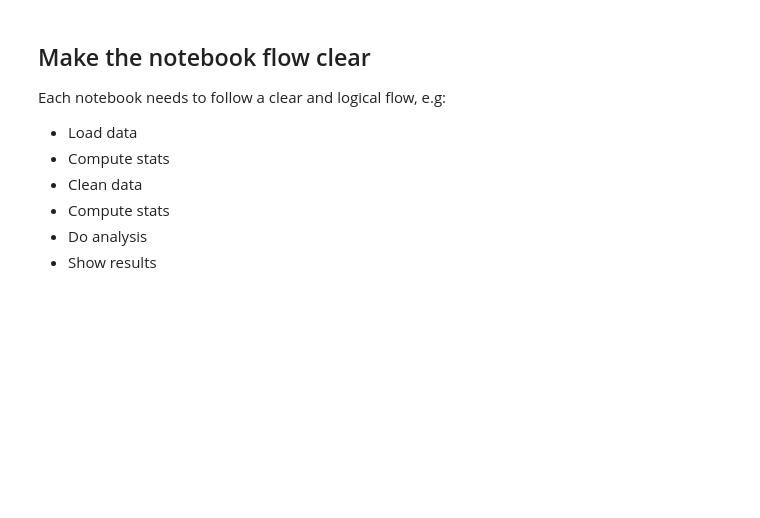
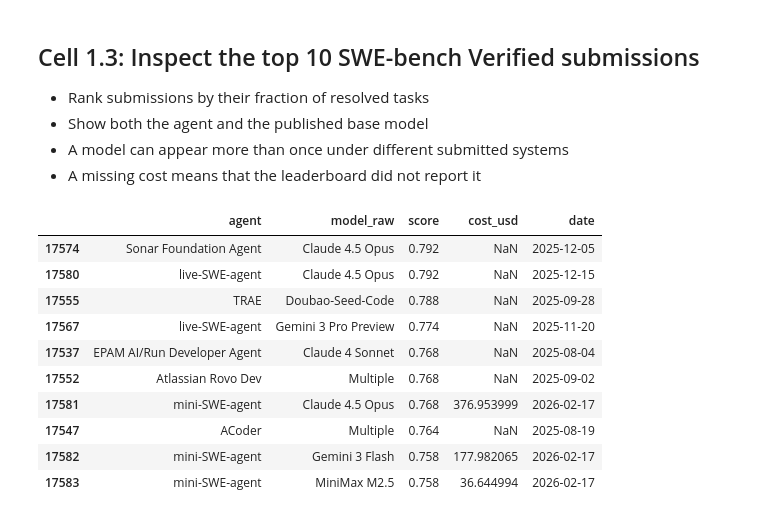
Before and after one commit to Yashu16/forked_grp8_gpsaggese.github.io, a Jupyter notebook: class_project/msml610/Fall2026/projects/UmdTask934_MSML610_Fall2026_Benchmarking_Data_Science_Agents/benchmarking_agents.example.ipynb, the cells around one changed output. Saved outputs shown, nothing was run; the diff lists cells and outputs as text; code cells hidden in the pictures; blank space fills up the shorter version.

```diff
--- a/class_project/msml610/Fall2026/projects/UmdTask934_MSML610_Fall2026_Benchmarking_Data_Science_Agents/benchmarking_agents.example.ipynb
+++ b/class_project/msml610/Fall2026/projects/UmdTask934_MSML610_Fall2026_Benchmarking_Data_Science_Agents/benchmarking_agents.example.ipynb
@@ -55,0 +96,5 @@ except ImportError:
+# %%
+# Count overall-score submissions without also counting their difficulty rows.
+overall = scores.loc[scores["difficulty"] == "all"]
+submission_counts = overall.groupby(["benchmark", "split"]).size()
+display(submission_counts.rename("overall_submissions").to_frame())
@@ -56,55 +111,28 @@ except ImportError:
 # %% [markdown]
-## Make the notebook flow clear
+## Cell 1.3: Inspect the top 10 SWE-bench Verified submissions
 
-Each notebook needs to follow a clear and logical flow, e.g:
-- Load data
-- Compute stats
-- Clean data
-- Compute stats
-- Do analysis
-- Show results
+- Rank submissions by their fraction of resolved tasks
+- Show both the agent and the published base model
+- A model can appear more than once under different submitted systems
+- A missing cost means that the leaderboard did not report it
 # %%
-class Template:
-    """
-    Brief imperative description of what the class does in one line, if needed.
-    """
-
-    def __init__(self) -> None:
-        """
-        Initialize the Template class.
-        """
-        pass
-
-    def method1(self, arg1: int) -> None:
-        """
-        Brief imperative description of what the method does in one line.
-
-        You can elaborate more in the method docstring in this section, for e.g. explaining
-        the formula/algorithm. Every method/function should have a docstring, typehints and include the
-        parameters and return as follows:
-
-        :param arg1: description of arg1
-        :return: description of return
-        """
-        # Code blocks go here.
-        # Make sure to include comments to explain what the code is doing.
-        # No empty lines between code blocks.
-        pass
-
-
-def template_function(arg1: int) -> None:
-    """
-    Brief imperative description of what the function does in one line.
-
-    You can elaborate more in the function docstring in this section, for e.g. explaining
-    the formula/algorithm. Every function should have a docstring, typehints and include the
-    parameters and return as follows:
-
-    :param arg1: description of arg1
-    :return: description of return
-    """
-    # Code blocks go here.
-    # Make sure to include comments to explain what the code is doing.
-    # No empty lines between code blocks.
-    pass
+# Select a single benchmark and split before ranking its submissions.
+verified = overall.loc[
+    (overall["benchmark"] == "swe_bench")
+    & (overall["split"] == "verified")
+]
+top_verified = verified.nlargest(10, "score")
+display(top_verified[["agent", "model_raw", "score", "cost_usd", "date"]])
+# %% [output]
+|  | agent | model_raw | score | cost_usd | date |
+| 17574 | Sonar Foundation Agent | Claude 4.5 Opus | 0.792 | NaN | 2025-12-05 |
+| 17580 | live-SWE-agent | Claude 4.5 Opus | 0.792 | NaN | 2025-12-15 |
+| 17555 | TRAE | Doubao-Seed-Code | 0.788 | NaN | 2025-09-28 |
+| 17567 | live-SWE-agent | Gemini 3 Pro Preview | 0.774 | NaN | 2025-11-20 |
+| 17537 | EPAM AI/Run Developer Agent | Claude 4 Sonnet | 0.768 | NaN | 2025-08-04 |
+| 17552 | Atlassian Rovo Dev | Multiple | 0.768 | NaN | 2025-09-02 |
+| 17581 | mini-SWE-agent | Claude 4.5 Opus | 0.768 | 376.953999 | 2026-02-17 |
+| 17547 | ACoder | Multiple | 0.764 | NaN | 2025-08-19 |
+| 17582 | mini-SWE-agent | Gemini 3 Flash | 0.758 | 177.982065 | 2026-02-17 |
+| 17583 | mini-SWE-agent | MiniMax M2.5 | 0.758 | 36.644994 | 2026-02-17 |
 # %% [markdown]
```
Also changed, not shown: parts of 15 cells of this notebook, 4 other files.
